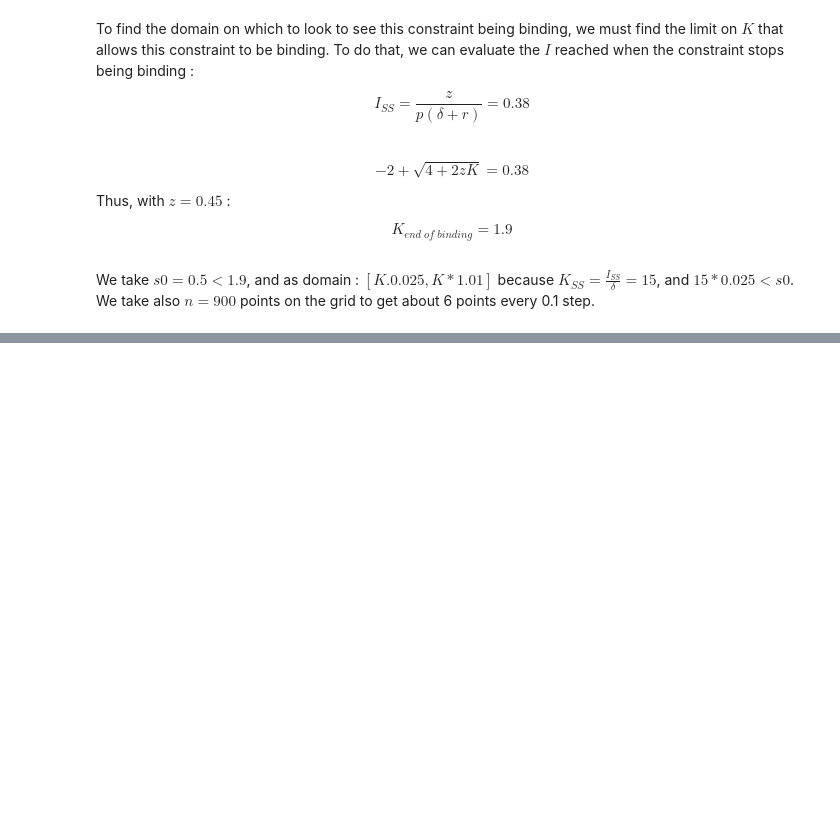
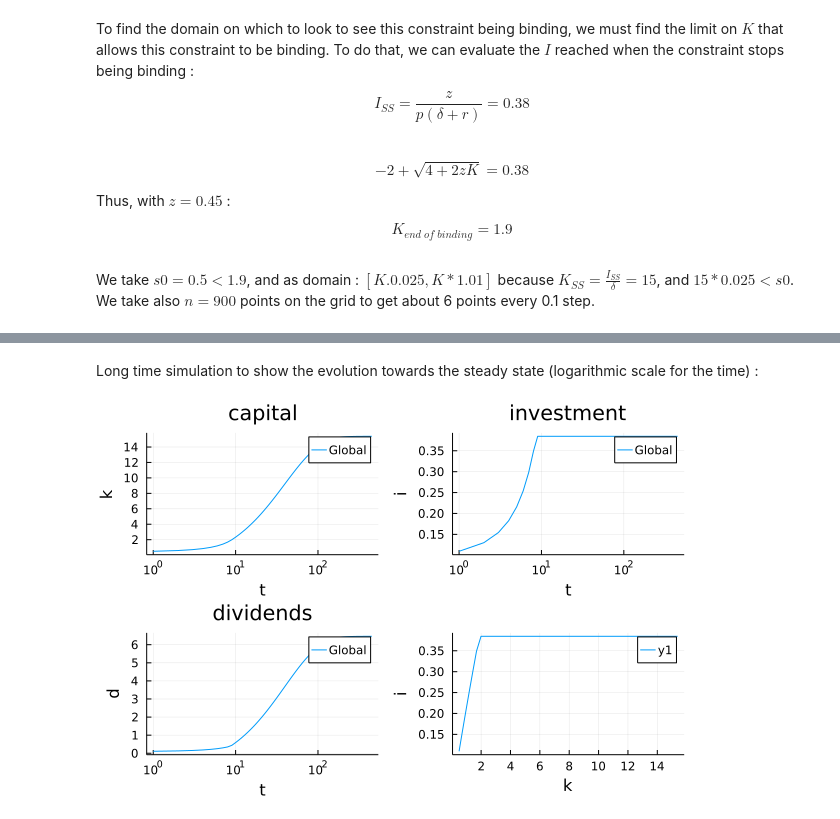
Before and after one commit to EconForge/Dolo.jl, a Jupyter notebook: examples/notebooks/az_model.ipynb, the cells around one changed output, grey strips where cells are left out. Cells and saved outputs as stored; diff of their text form; code cells hidden in the pictures; blank space fills up the shorter version.

```diff
--- a/examples/notebooks/az_model.ipynb
+++ b/examples/notebooks/az_model.ipynb
@@ -58,0 +63,8 @@ We take $s0 = 0.5 < 1.9$, and as domain : $[K.0.025, K*1.01]$ because $K_{SS} =
+# %%
+using Dolo
+using StaticArrays
+using Plots
+
+model = yaml_import("../models/az_model.yaml")
+
+dr_global = time_iteration(model,verbose=true)
@@ -58,0 +86,16 @@ We take $s0 = 0.5 < 1.9$, and as domain : $[K.0.025, K*1.01]$ because $K_{SS} =
+# %% [markdown]
+Long time simulation to show the evolution towards the steady state (logarithmic scale for the time) :
+# %%
+sim = simulate(model, dr_global.dr, T=450, s0=[0.5])
+
+p1 = plot(sim[1,:k,:], xaxis =:log, label = "Global", title = "capital", xlabel = "t", ylabel = "k")
+
+p2 = plot(sim[1,:i,:], xaxis = :log, label = "Global", title = "investment", xlabel = "t", ylabel = "i")
+
+p3 = plot(sim[1,:d,:], xaxis = :log, label = "Global", title = "dividends", xlabel = "t", ylabel = "d")
+
+p4 = plot(sim[1,:k,:],sim[1,:i,:], xlabel = "k", ylabel = "i")
+
+plot(p1,p2,p3,p4, layout = (2,2))
+# %% [output]
+[figure, added]
```
Also changed, not shown: parts of 7 cells of this notebook, 1 other file.
